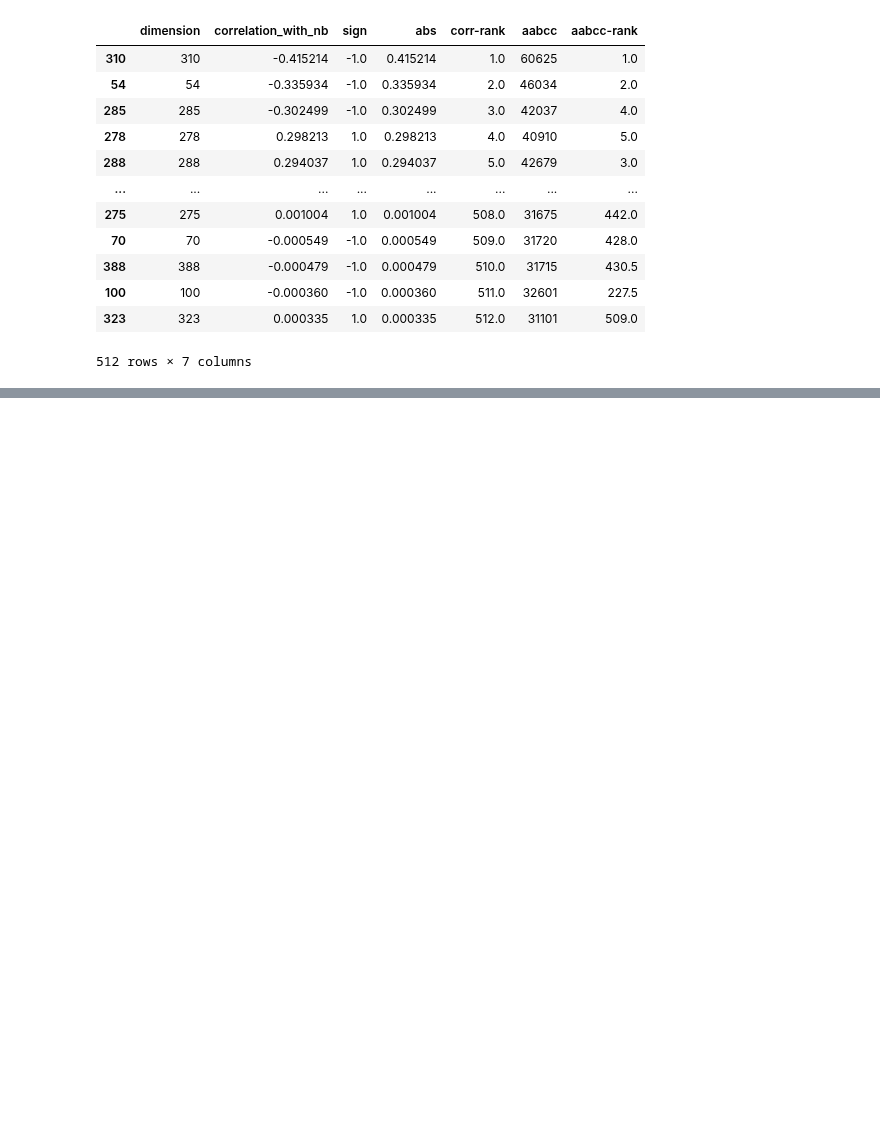
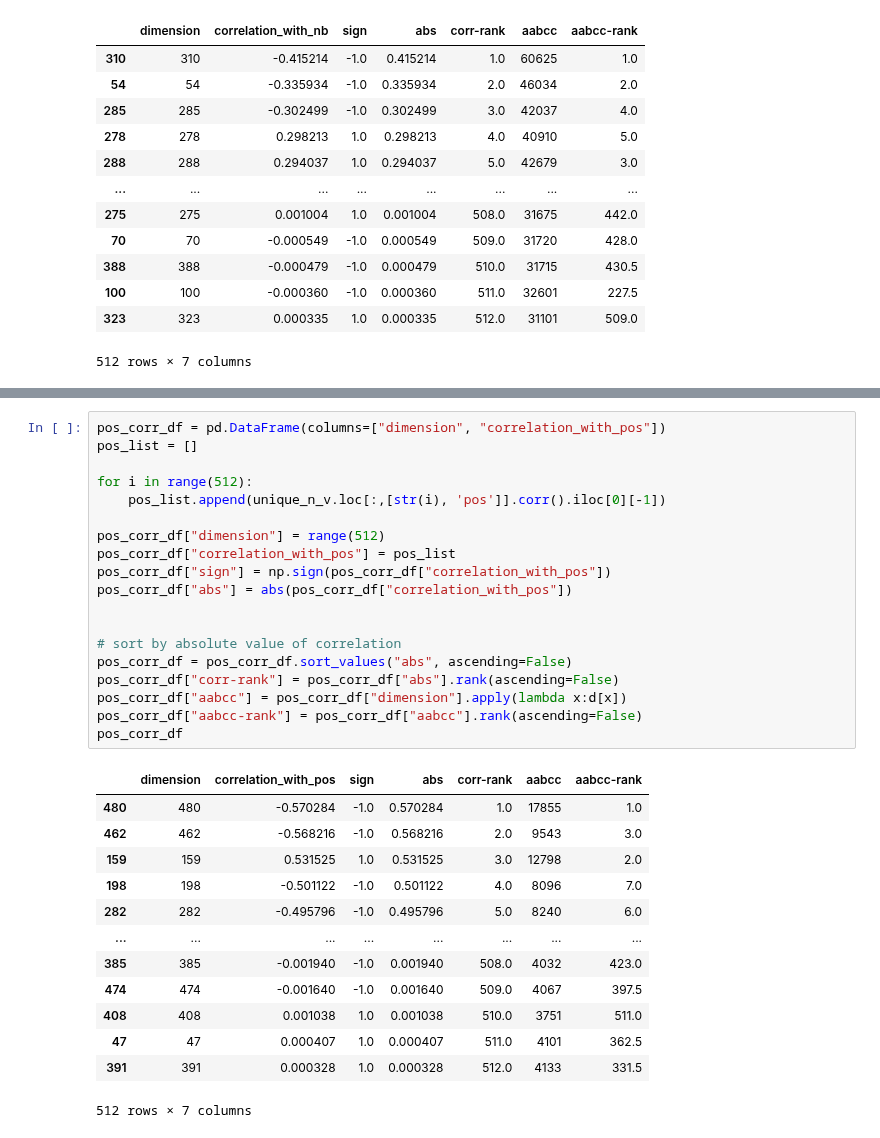
Before and after one commit to ClementineBleuze/WordEmbeddings, a Jupyter notebook: Notebooks_dim_correlation/aabcc-score-experience.ipynb, the cells around one changed output, grey strips where cells are left out. Cells and saved outputs as stored; diff of their text form; blank space fills up the shorter version.

```diff
--- a/Notebooks_dim_correlation/aabcc-score-experience.ipynb
+++ b/Notebooks_dim_correlation/aabcc-score-experience.ipynb
@@ -240,0 +303,33 @@ plt.plot(list(nb_corr_df["aabcc"]/max_aabcc), label="aabcc")
+# %%
+pos_corr_df = pd.DataFrame(columns=["dimension", "correlation_with_pos"])
+pos_list = []
+
+for i in range(512):
+    pos_list.append(unique_n_v.loc[:,[str(i), 'pos']].corr().iloc[0][-1])
+
+pos_corr_df["dimension"] = range(512)
+pos_corr_df["correlation_with_pos"] = pos_list
+pos_corr_df["sign"] = np.sign(pos_corr_df["correlation_with_pos"])
+pos_corr_df["abs"] = abs(pos_corr_df["correlation_with_pos"])
+
+
+# sort by absolute value of correlation
+pos_corr_df = pos_corr_df.sort_values("abs", ascending=False)
+pos_corr_df["corr-rank"] = pos_corr_df["abs"].rank(ascending=False)
+pos_corr_df["aabcc"] = pos_corr_df["dimension"].apply(lambda x:d[x])
+pos_corr_df["aabcc-rank"] = pos_corr_df["aabcc"].rank(ascending=False)
+pos_corr_df
+# %% [output]
+|  | dimension | correlation_with_pos | sign | abs | corr-rank | aabcc | aabcc-rank |
+| 480 | 480 | -0.570284 | -1.0 | 0.570284 | 1.0 | 17855 | 1.0 |
+| 462 | 462 | -0.568216 | -1.0 | 0.568216 | 2.0 | 9543 | 3.0 |
+| 159 | 159 | 0.531525 | 1.0 | 0.531525 | 3.0 | 12798 | 2.0 |
+| 198 | 198 | -0.501122 | -1.0 | 0.501122 | 4.0 | 8096 | 7.0 |
+| 282 | 282 | -0.495796 | -1.0 | 0.495796 | 5.0 | 8240 | 6.0 |
+| ... | ... | ... | ... | ... | ... | ... | ... |
+| 385 | 385 | -0.001940 | -1.0 | 0.001940 | 508.0 | 4032 | 423.0 |
+| 474 | 474 | -0.001640 | -1.0 | 0.001640 | 509.0 | 4067 | 397.5 |
+| 408 | 408 | 0.001038 | 1.0 | 0.001038 | 510.0 | 3751 | 511.0 |
+| 47 | 47 | 0.000407 | 1.0 | 0.000407 | 511.0 | 4101 | 362.5 |
+| 391 | 391 | 0.000328 | 1.0 | 0.000328 | 512.0 | 4133 | 331.5 |
+512 rows × 7 columns
```
Also changed, not shown: parts of 11 cells of this notebook, 1 other file.
